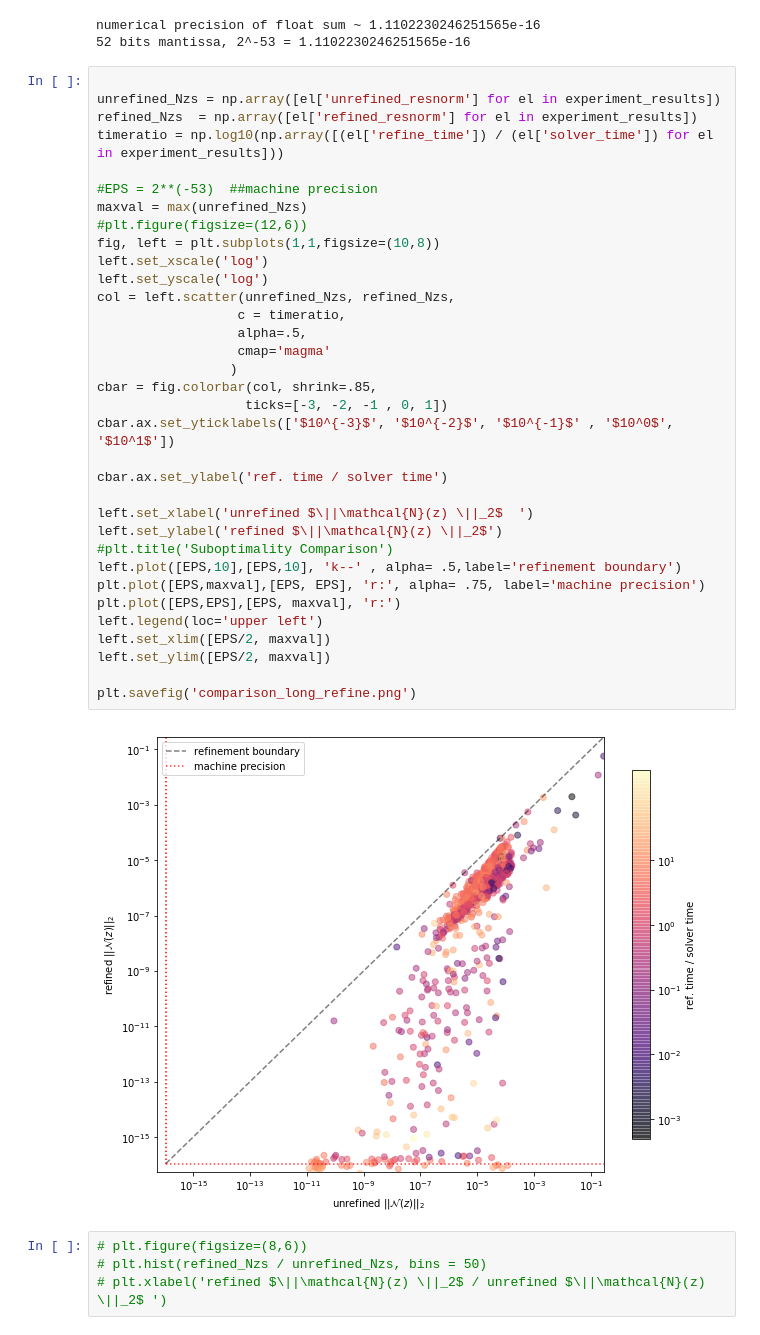
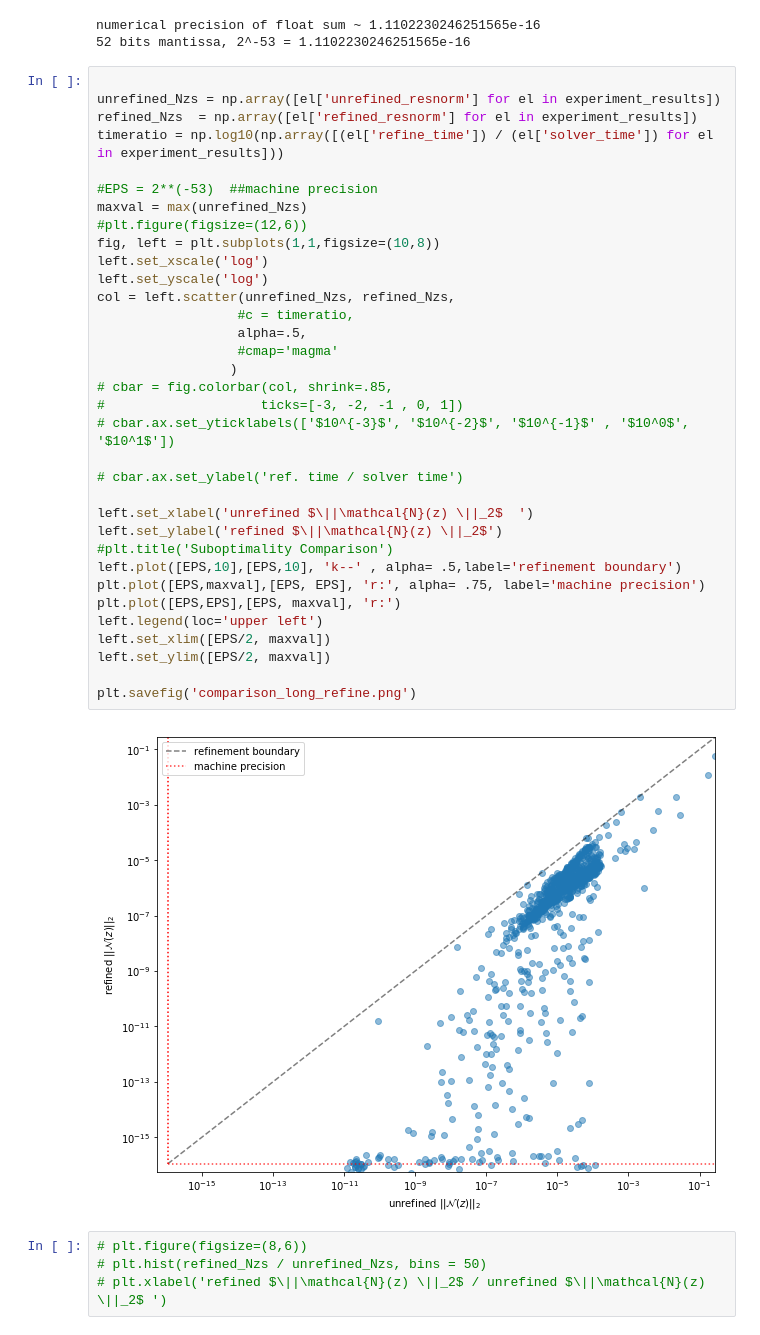
Before and after one commit to cvxgrp/cone_prog_refine, a Jupyter notebook: examples/experimentsLongRefine.ipynb, the cells around one changed output. Saved outputs shown, nothing was run; the diff lists cells and outputs as text.

```diff
--- a/examples/experimentsLongRefine.ipynb
+++ b/examples/experimentsLongRefine.ipynb
@@ -183,39 +183,39 @@ numerical precision of float sum ~ 1.1102230246251565e-16
 # %%
 
 unrefined_Nzs = np.array([el['unrefined_resnorm'] for el in experiment_results])
 refined_Nzs  = np.array([el['refined_resnorm'] for el in experiment_results])
 timeratio = np.log10(np.array([(el['refine_time']) / (el['solver_time']) for el in experiment_results]))
 
 #EPS = 2**(-53)  ##machine precision
 maxval = max(unrefined_Nzs)
 #plt.figure(figsize=(12,6))
 fig, left = plt.subplots(1,1,figsize=(10,8))
 left.set_xscale('log')
 left.set_yscale('log')
 col = left.scatter(unrefined_Nzs, refined_Nzs,
-                  c = timeratio,
+                  #c = timeratio,
                   alpha=.5,
-                  cmap='magma'
+                  #cmap='magma'
                  )
-cbar = fig.colorbar(col, shrink=.85,
-                   ticks=[-3, -2, -1 , 0, 1])
-cbar.ax.set_yticklabels(['$10^{-3}$', '$10^{-2}$', '$10^{-1}$' , '$10^0$', '$10^1$'])
+# cbar = fig.colorbar(col, shrink=.85,
+#                    ticks=[-3, -2, -1 , 0, 1])
+# cbar.ax.set_yticklabels(['$10^{-3}$', '$10^{-2}$', '$10^{-1}$' , '$10^0$', '$10^1$'])
 
-cbar.ax.set_ylabel('ref. time / solver time')
+# cbar.ax.set_ylabel('ref. time / solver time')
 
 left.set_xlabel('unrefined $\||\mathcal{N}(z) \||_2$  ')
 left.set_ylabel('refined $\||\mathcal{N}(z) \||_2$')
 #plt.title('Suboptimality Comparison')
 left.plot([EPS,10],[EPS,10], 'k--' , alpha= .5,label='refinement boundary')
 plt.plot([EPS,maxval],[EPS, EPS], 'r:', alpha= .75, label='machine precision')
 plt.plot([EPS,EPS],[EPS, maxval], 'r:')
 left.legend(loc='upper left')
 left.set_xlim([EPS/2, maxval])
 left.set_ylim([EPS/2, maxval])
 
 plt.savefig('comparison_long_refine.png')
 # %% [output]
-[figure, old version]
+[figure, new version]
 # %%
 # plt.figure(figsize=(8,6))
 # plt.hist(refined_Nzs / unrefined_Nzs, bins = 50)
```
Also changed, not shown: 5 other files.
